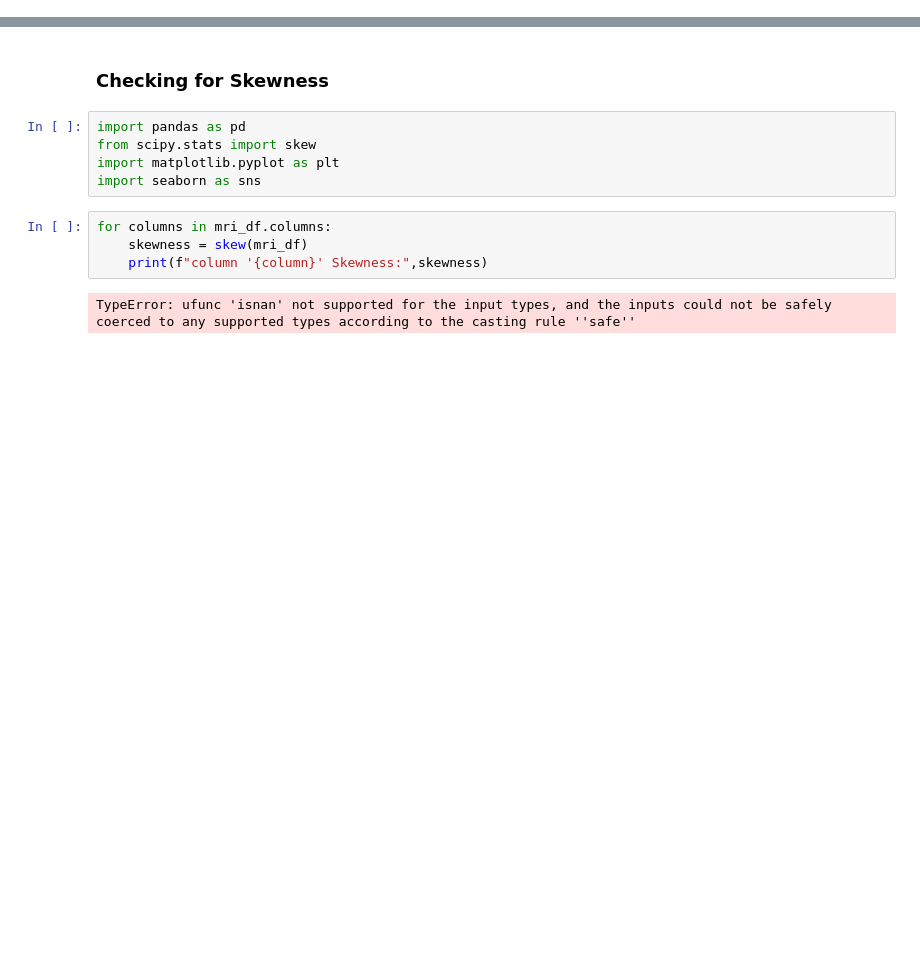
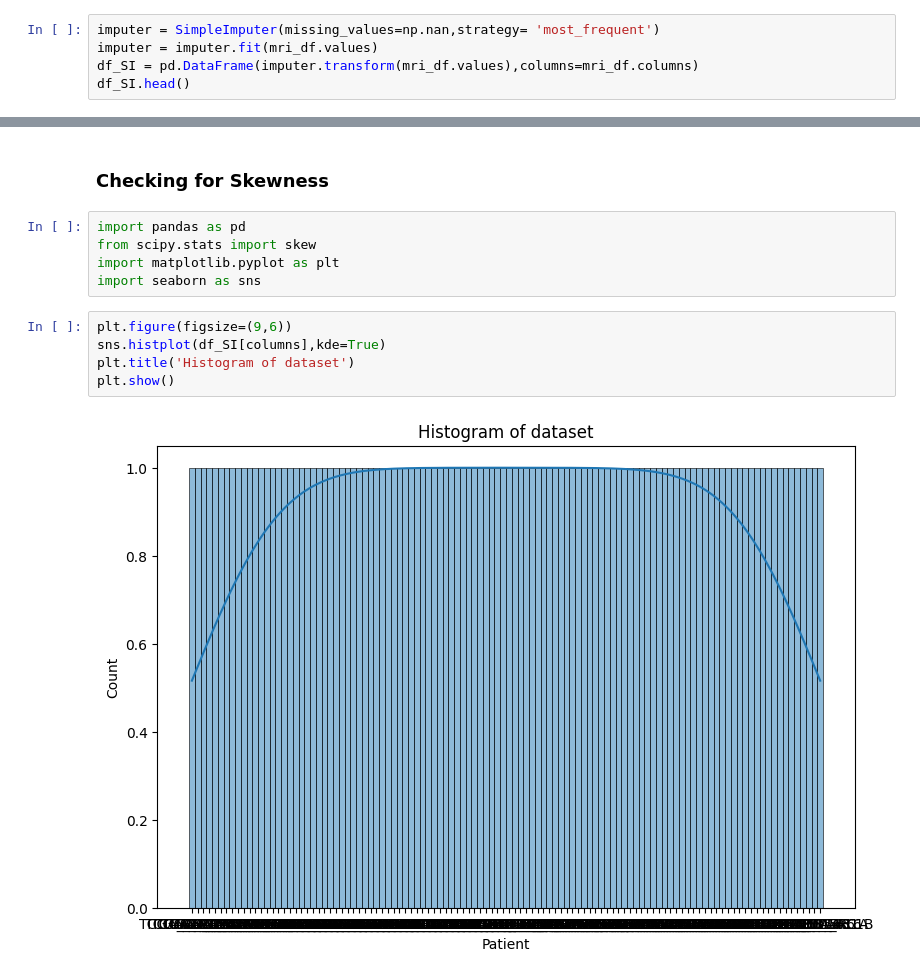
Before and after one commit to Danlof/Brain_tumour_segmentation, a Jupyter notebook: segmentation_mri.ipynb, the cells around one changed output, grey strips where cells are left out. Cells and saved outputs as stored; diff of their text form; blank space fills up the shorter version.

```diff
--- a/segmentation_mri.ipynb
+++ b/segmentation_mri.ipynb
@@ -92,0 +97,5 @@ memory usage: 15.6+ KB
+# %%
+imputer = SimpleImputer(missing_values=np.nan,strategy= 'most_frequent')
+imputer = imputer.fit(mri_df.values)
+df_SI = pd.DataFrame(imputer.transform(mri_df.values),columns=mri_df.columns)
+df_SI.head()
@@ -98,8 +126,9 @@ from scipy.stats import skew
 import matplotlib.pyplot as plt
 import seaborn as sns
 # %%
-for columns in mri_df.columns:
-    skewness = skew(mri_df)
-    print(f"column '{column}' Skewness:",skewness)
+plt.figure(figsize=(9,6))
+sns.histplot(df_SI[columns],kde=True)
+plt.title('Histogram of dataset')
+plt.show()
 # %% [output]
-TypeError: ufunc 'isnan' not supported for the input types, and the inputs could not be safely coerced to any supported types according to the casting rule ''safe''
+[figure, added]
```
Also changed, not shown: parts of 9 cells of this notebook.
